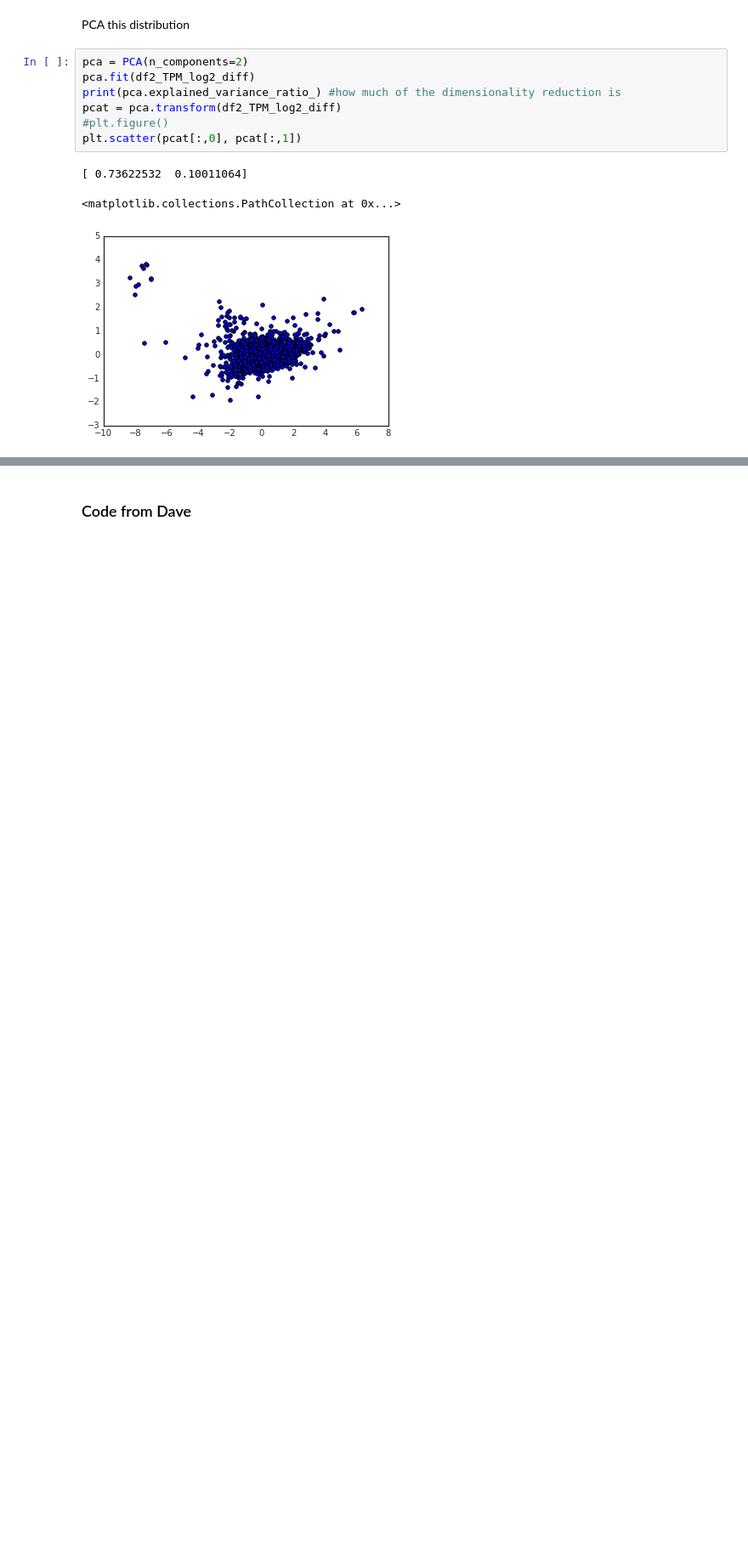
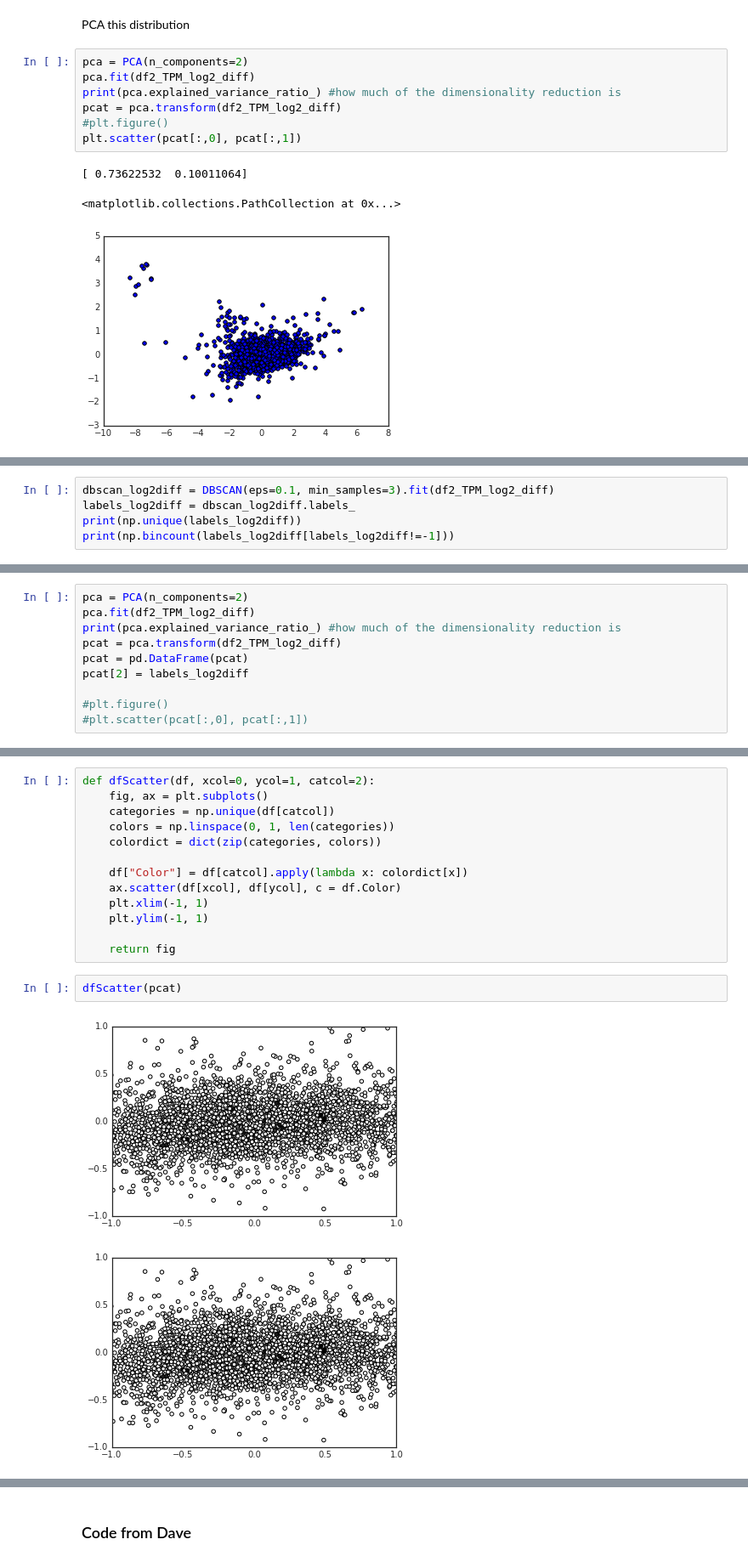
Before and after one commit to JiayuanGuo/Cu_transition_time_course-, a Jupyter notebook: Data_exploring_post_clustering_failure.ipynb, the cells around one changed output, grey strips where cells are left out. Shown at 85% size. Cells and saved outputs as stored; diff of their text form; blank space fills up the shorter version.

Commit message:
Organizing grad school research data and results

```diff
--- a/Data_exploring_post_clustering_failure.ipynb
+++ b/Data_exploring_post_clustering_failure.ipynb
@@ -602,0 +699,5 @@ eps = 0.100000 - min_samples = 5 - number of clusters: 2
+# %%
+dbscan_log2diff = DBSCAN(eps=0.1, min_samples=3).fit(df2_TPM_log2_diff)
+labels_log2diff = dbscan_log2diff.labels_
+print(np.unique(labels_log2diff))
+print(np.bincount(labels_log2diff[labels_log2diff!=-1]))
@@ -602,0 +732,10 @@ eps = 0.100000 - min_samples = 5 - number of clusters: 2
+# %%
+pca = PCA(n_components=2)
+pca.fit(df2_TPM_log2_diff)
+print(pca.explained_variance_ratio_) #how much of the dimensionality reduction is
+pcat = pca.transform(df2_TPM_log2_diff)
+pcat = pd.DataFrame(pcat)
+pcat[2] = labels_log2diff
+
+#plt.figure()
+#plt.scatter(pcat[:,0], pcat[:,1])
@@ -602,0 +748,18 @@ eps = 0.100000 - min_samples = 5 - number of clusters: 2
+# %%
+def dfScatter(df, xcol=0, ycol=1, catcol=2):
+    fig, ax = plt.subplots()
+    categories = np.unique(df[catcol])
+    colors = np.linspace(0, 1, len(categories))
+    colordict = dict(zip(categories, colors))
+
+    df["Color"] = df[catcol].apply(lambda x: colordict[x])
+    ax.scatter(df[xcol], df[ycol], c = df.Color)
+    plt.xlim(-1, 1)
+    plt.ylim(-1, 1)
+
+    return fig
+# %%
+dfScatter(pcat)
+# %% [output]
+[figure, added]
+[figure, added]
```
Also changed, not shown: parts of 22 cells of this notebook, 30 other files.
